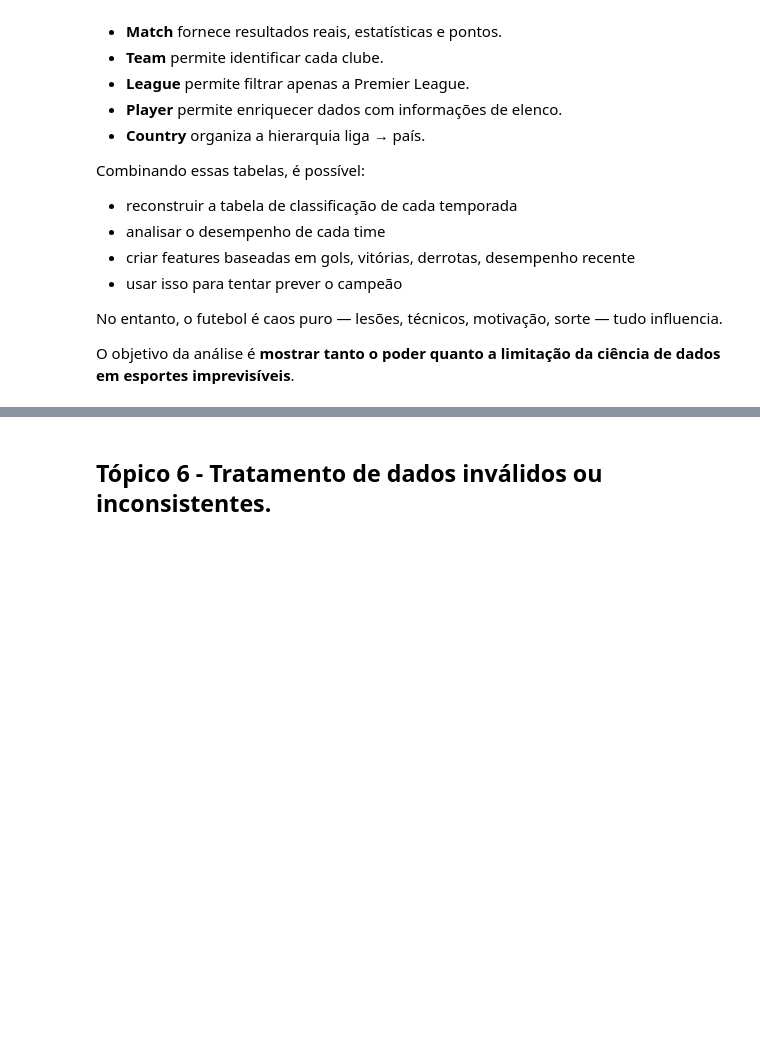
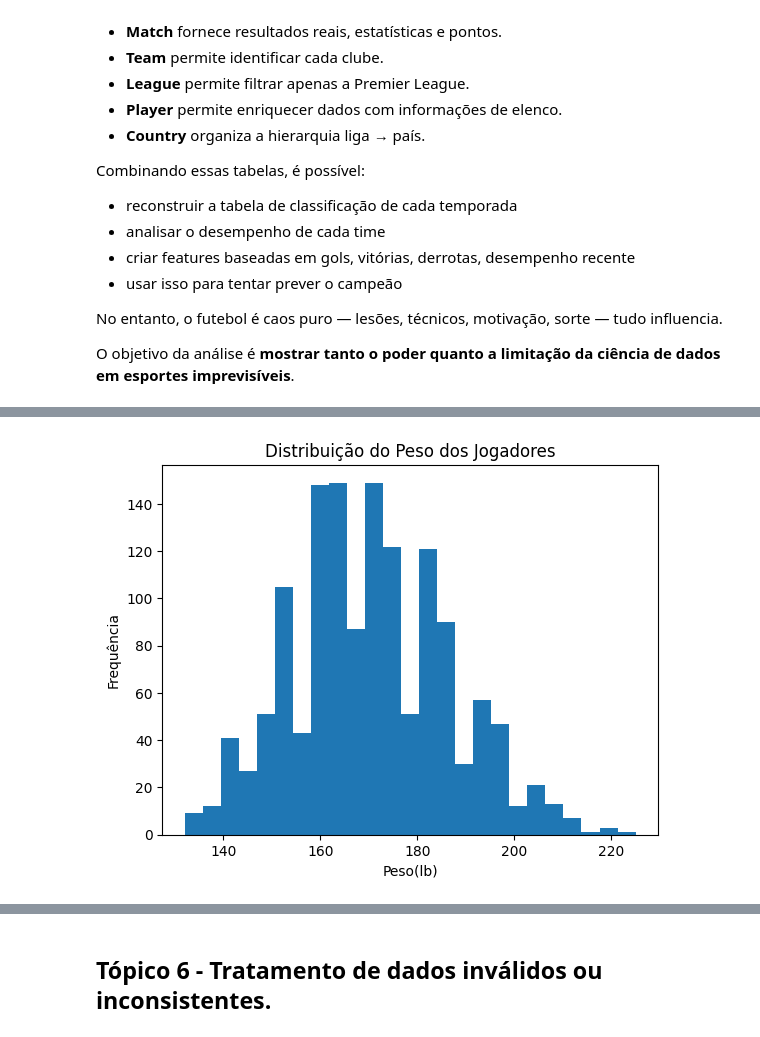
Before and after one commit to GiovaniFetzner/DataScience-BigData, a Jupyter notebook: notebook/DataScience.ipynb, the cells around one changed output, grey strips where cells are left out. Saved outputs shown, nothing was run; the diff lists cells and outputs as text; code cells hidden in the pictures; blank space fills up the shorter version.

```diff
--- a/notebook/DataScience.ipynb
+++ b/notebook/DataScience.ipynb
@@ -506,0 +669,8 @@ O objetivo da análise é **mostrar tanto o poder quanto a limitação da ciênc
+# %%
+plt.hist(df_player["weight"], bins=25)
+plt.title("Distribuição do Peso dos Jogadores")
+plt.xlabel("Peso(lb)")
+plt.ylabel("Frequência")
+plt.show()
+# %% [output]
+[figure, added]
```
Also changed, not shown: parts of 18 cells of this notebook.
